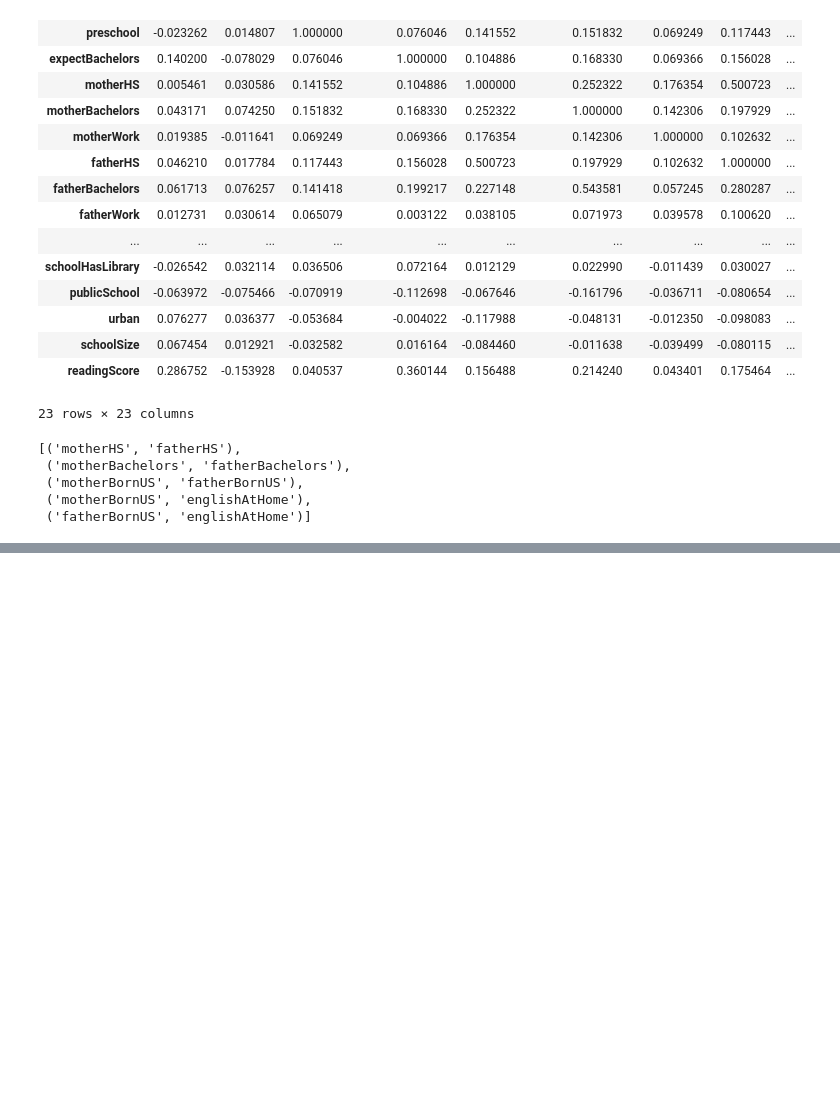
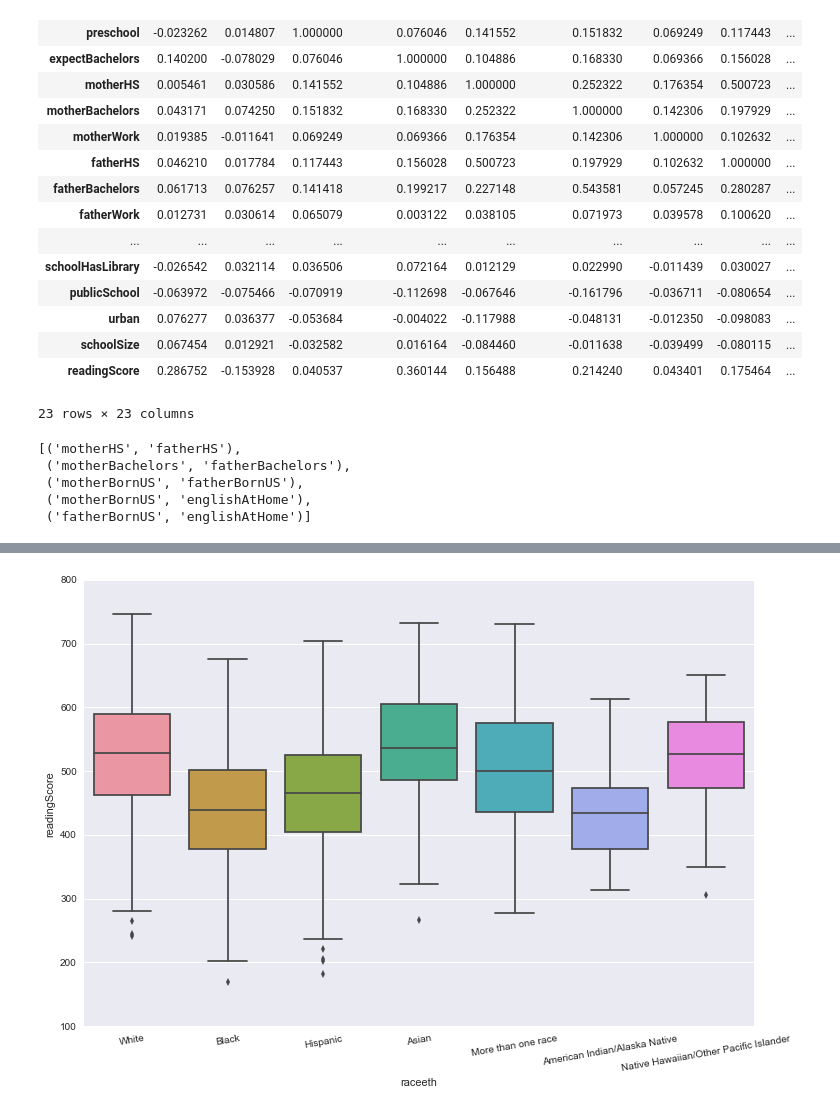
Before and after one commit to shintotm/TestScorePrediction, a Jupyter notebook: exploratory_analysis.ipynb, the cells around one changed output, grey strips where cells are left out. Drawn from its saved outputs; the diff is of its cells as text; code cells hidden in the pictures; blank space fills up the shorter version.

```diff
--- a/exploratory_analysis.ipynb
+++ b/exploratory_analysis.ipynb
@@ -124,0 +147,7 @@ indices
+# %%
+fig = plt.figure(figsize=(12, 8))
+sns.boxplot(x='raceeth', y='readingScore', data=pisaTrain)
+x = plt.xticks(rotation = 10)
+plt.show()
+# %% [output]
+[figure, added]
```
Also changed, not shown: parts of 24 cells of this notebook.
